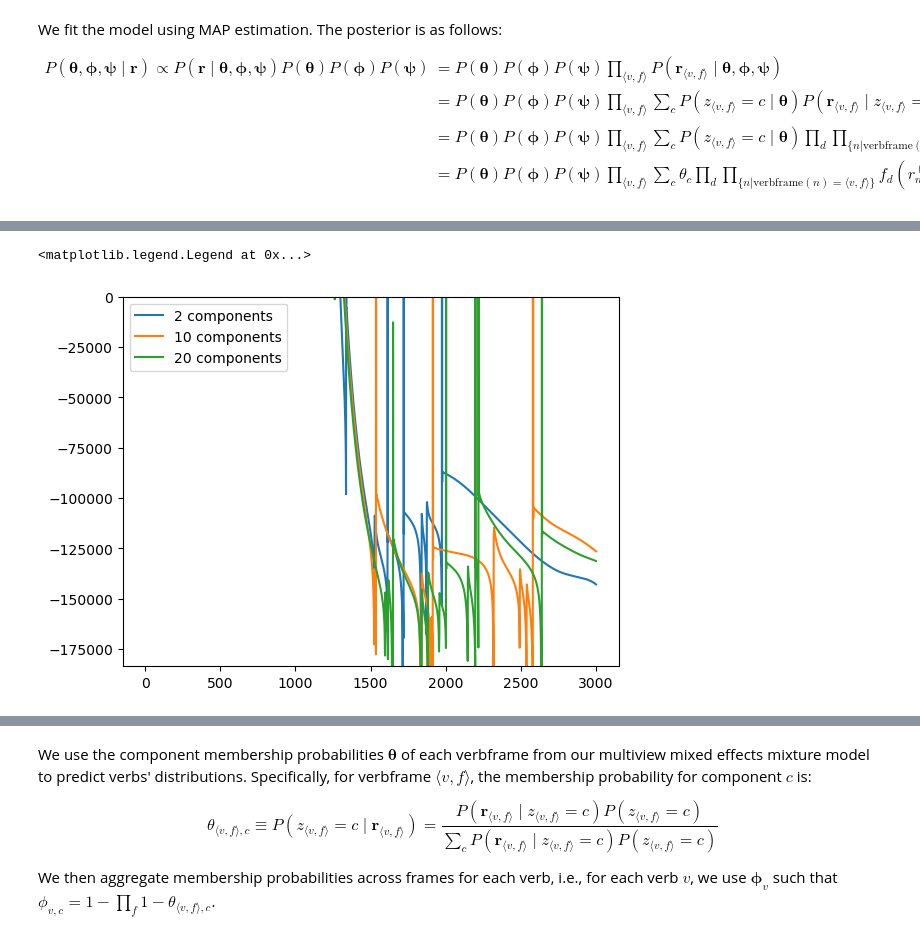
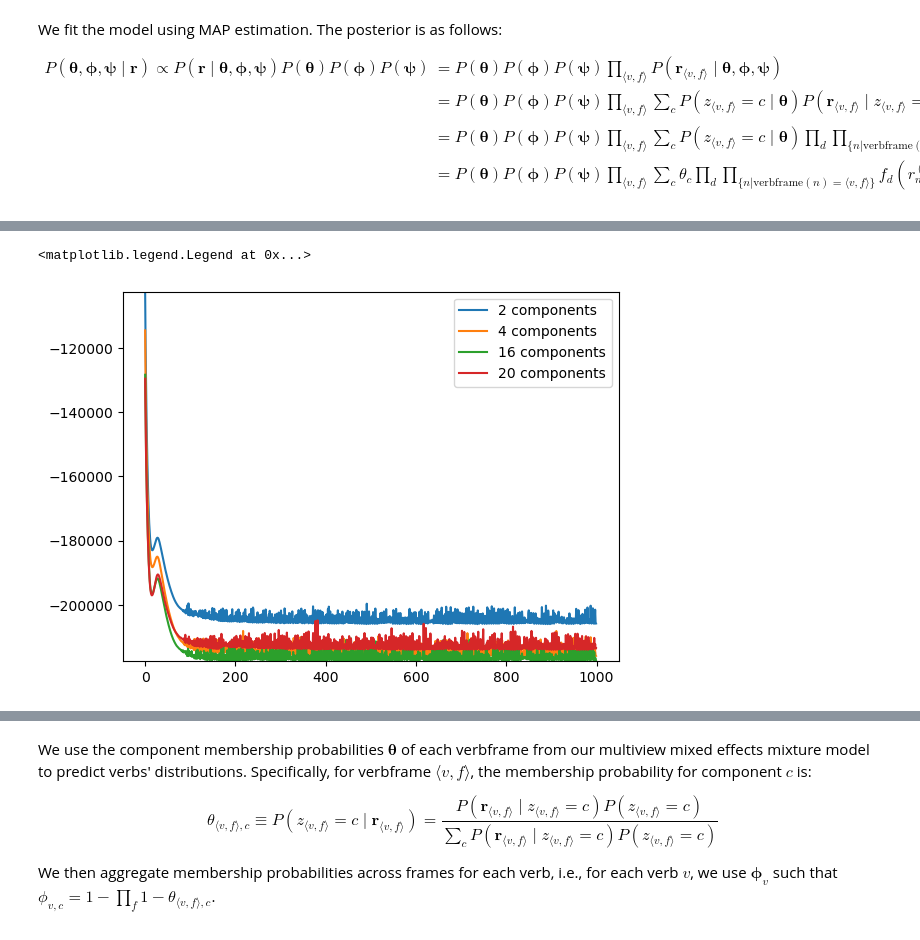
Before and after one commit to bkane2/intensional-gaps, a Jupyter notebook: Intensional Gaps.ipynb, the cells around one changed output, grey strips where cells are left out. Drawn from its saved outputs; the diff is of its cells as text; code cells hidden in the pictures.

```diff
--- a/Intensional Gaps.ipynb
+++ b/Intensional Gaps.ipynb
@@ -1732,12 +1693,16 @@ plt.plot(test)
 # %%
-test1 = losses[2]
-test2 = losses[10]
-test3 = losses[20]
-plt.ylim((mn,0))
+test1 = losses[2][:1000]
+test2 = losses[4][:1000]
+test3 = losses[16][:1000]
+test4 = losses[20][:1000]
+ylim_min = min([l for t in [test1, test2, test3, test4] for l in t])
+ylim_max = max([l for t in [test1, test2, test3, test4] for l in t])
+plt.ylim((ylim_min, ylim_max))
 plt.plot(test1, label='2 components')
-plt.plot(test2, label='10 components')
-plt.plot(test3, label='20 components')
+plt.plot(test2, label='4 components')
+plt.plot(test3, label='16 components')
+plt.plot(test4, label='20 components')
 plt.legend()
 # %% [output]
 <matplotlib.legend.Legend at 0x...>
-[figure, old version]
+[figure, new version]
```
Also changed, not shown: parts of 29 cells of this notebook.
